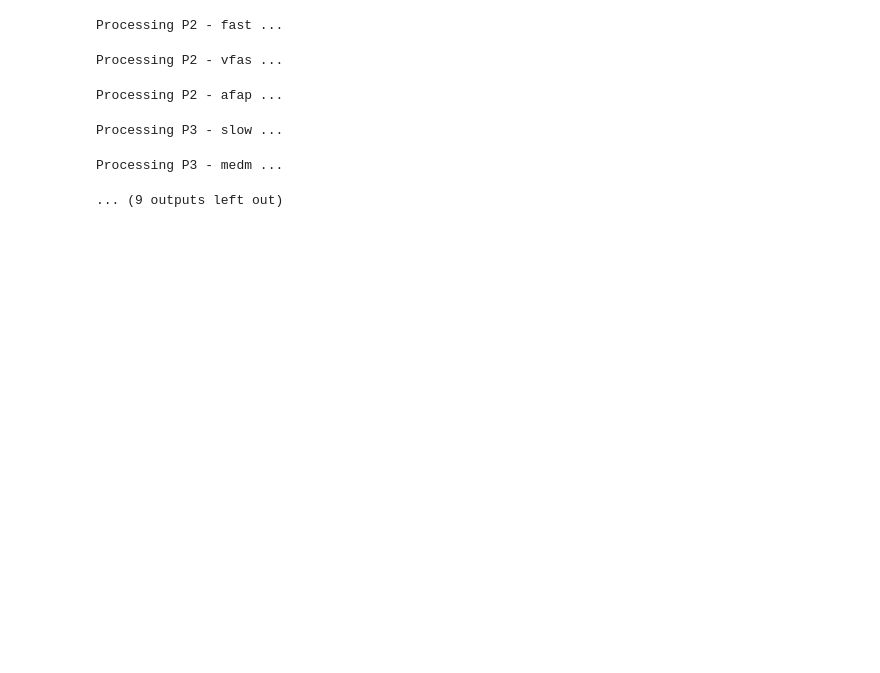
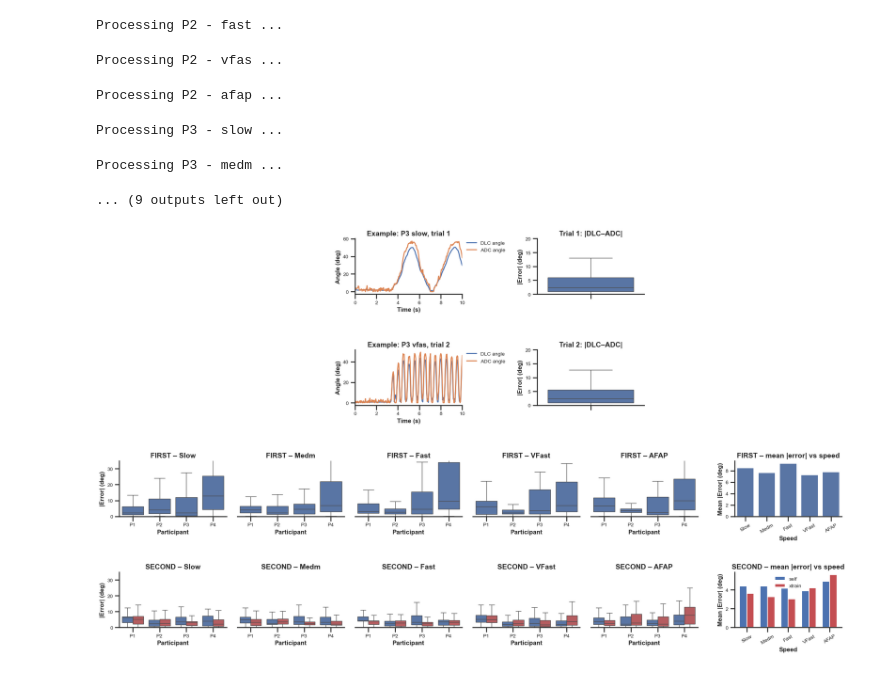
Before and after one commit to neuralengatberkeley/Strain-Sensor-, a Jupyter notebook: Code/analysis/camera_sensor_imu_analysis/adc_vs_cam.ipynb, the cells around one changed output. Saved outputs shown, nothing was run; the diff lists cells and outputs as text; code cells hidden in the pictures; blank space fills up the shorter version.

```diff
--- a/Code/analysis/camera_sensor_imu_analysis/adc_vs_cam.ipynb
+++ b/Code/analysis/camera_sensor_imu_analysis/adc_vs_cam.ipynb
@@ -669,6 +671,10 @@ def run_adc_cam_pipeline_for_participant_speed(
     )
 
     return {
+        "refined_first": refined_first,
+        "refined_second": refined_second,
+        "refined_second_cross": refined_second_cross,
+
         "abs_err_first": abs_err_first,
         "abs_err_second": abs_err_second,
         "abs_err_second_cross": abs_err_second_cross,
@@ -903,3 +909,42 @@ Processing P2 - afap ...
 Processing P3 - slow ...
 Processing P3 - medm ...
 ... (9 outputs left out)
+# %%
+# Example 1: P3, B2_slow, FIRST trial (index 0)
+example1_df = results[("P3", "slow")]["refined_second"][0]
+
+# Example 2: P3, B2_vfas, SECOND trial (index 1)
+example2_df = results[("P3", "vfas")]["refined_second"][1]
+
+
+speed_title_map = {s: t for s, t in zip(speed_tags, speed_titles)}
+
+fig, axes = ADC_CAM.plot_adc_abs_error_summary_grid(
+    results,                         # your summary dict from the pipeline
+    speed_titles=speed_title_map,
+    speed_order=speed_tags,
+    dlc_angle_col=("metric", "mcp_bend_deg", "deg"),
+    adc_angle_col="theta_cam_cal_adc",   # matches your hard-coded example
+
+    # Row 1: P3, B2_slow, trial 0
+    example1_participant="P3",
+    example1_speed="slow",
+    example1_trial_idx=0,
+    example1_df=example1_df,
+
+    # Row 2: P3, B2_vfas, trial 1
+    example2_participant="P3",
+    example2_speed="vfas",
+    example2_trial_idx=1,
+    example2_df=example2_df,
+
+    example_col_start=1,
+    abs_err_ylim_examples=(0, 20),
+    abs_err_ylim_summary=(0, 35),
+    boxplot_wspace=0.1,
+    example_col_gap_scale=7,
+    bar_gap_from_afap=0.05,
+)
+plt.show()
+# %% [output]
+[figure, added]
```
Also changed, not shown: parts of 11 cells of this notebook, 1 other file.
